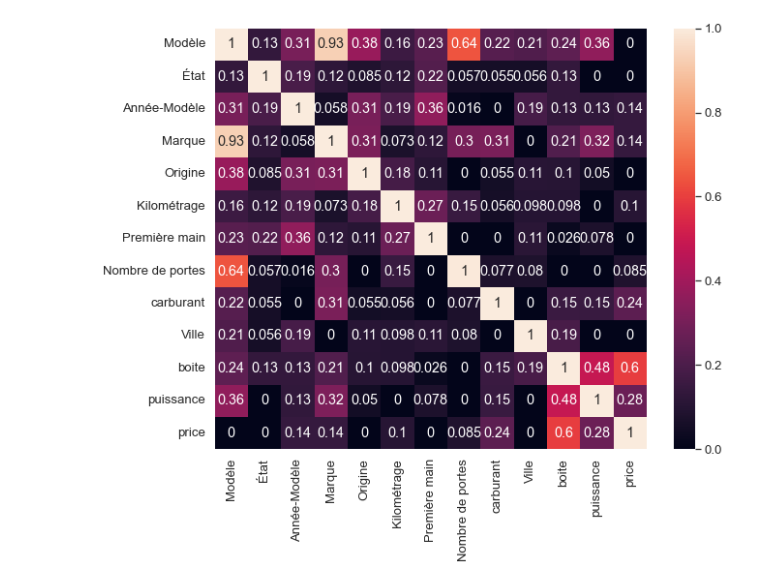
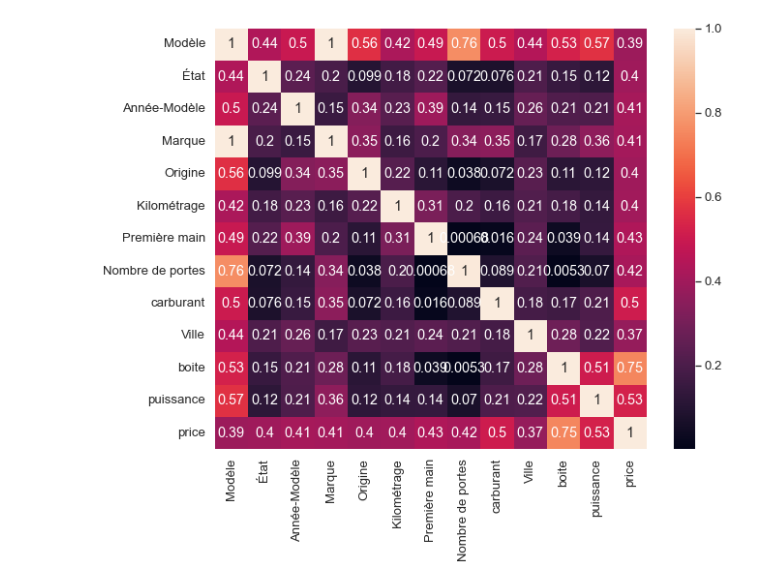
Before and after one commit to joyboy129/statistiques, a Jupyter notebook: 2ndpart.ipynb, the cells around one changed output. Cells and saved outputs as stored; diff of their text form; code cells hidden in the pictures.

```diff
--- a/2ndpart.ipynb
+++ b/2ndpart.ipynb
@@ -10,5 +13,20 @@ import seaborn as sns
 # %%
 df=pd.read_csv('voitures1.csv')
+def corr_matrix(data):
+    corr_matrix = np.zeros((len(data.columns), len(data.columns)))
+    for i, col1 in enumerate(data.columns):
+        for j, col2 in enumerate(data.columns):
+            cont_table = pd.crosstab(data[col1], data[col2])
+            chi2, p, dof, expected = chi2_contingency(cont_table)
+            n = np.sum(cont_table.values)
+            v = np.sqrt(chi2 / (n * (min(cont_table.shape) - 1)))
+            corr_matrix[i, j] = v
+    plt.figure(figsize=(10, 8))
+    sns.set(font_scale=1.2)
+    sns.heatmap(corr_matrix, annot=True, xticklabels=data.columns, yticklabels=data.columns)
+    plt.show()
+# plot heatmap
+
 df.head()
 # %% [output]
 |  | Modèle | État | Année-Modèle | Marque | Origine | Kilométrage | Première main | Nombre de portes | ... |
@@ -21,16 +39,6 @@ df.head()
 df1=df.copy()
 # %%
 data=df1.copy()
-corr_matrix = np.zeros((len(data.columns), len(data.columns)))
-for i, col1 in enumerate(data.columns):
-    for j, col2 in enumerate(data.columns):
-        confusion_matrix = pd.crosstab(data[col1], data[col2])
-        corr_matrix[i, j] = cramers_v(confusion_matrix.values)
-
-# plot heatmap
-plt.figure(figsize=(10, 8))
-sns.set(font_scale=1.2)
-sns.heatmap(corr_matrix, annot=True, xticklabels=data.columns, yticklabels=data.columns)
-plt.show()
+corr_matrix(data)
 # %% [output]
-[figure, old version]
+[figure, new version]
```
Also changed, not shown: parts of 38 cells of this notebook.
